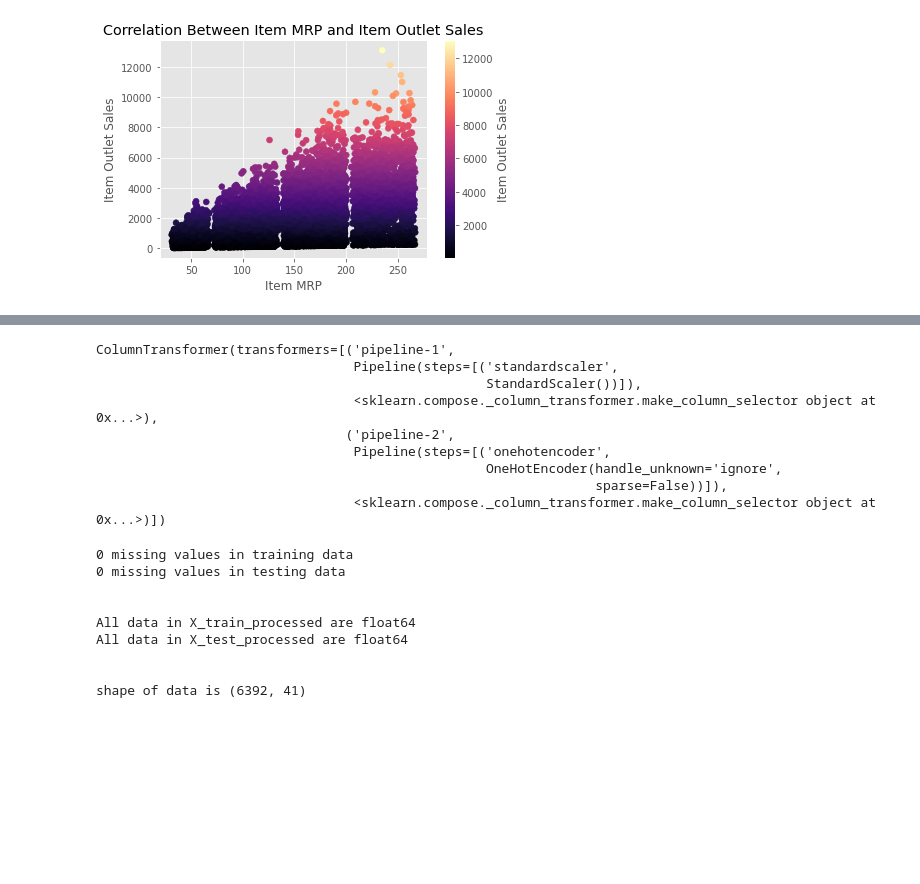
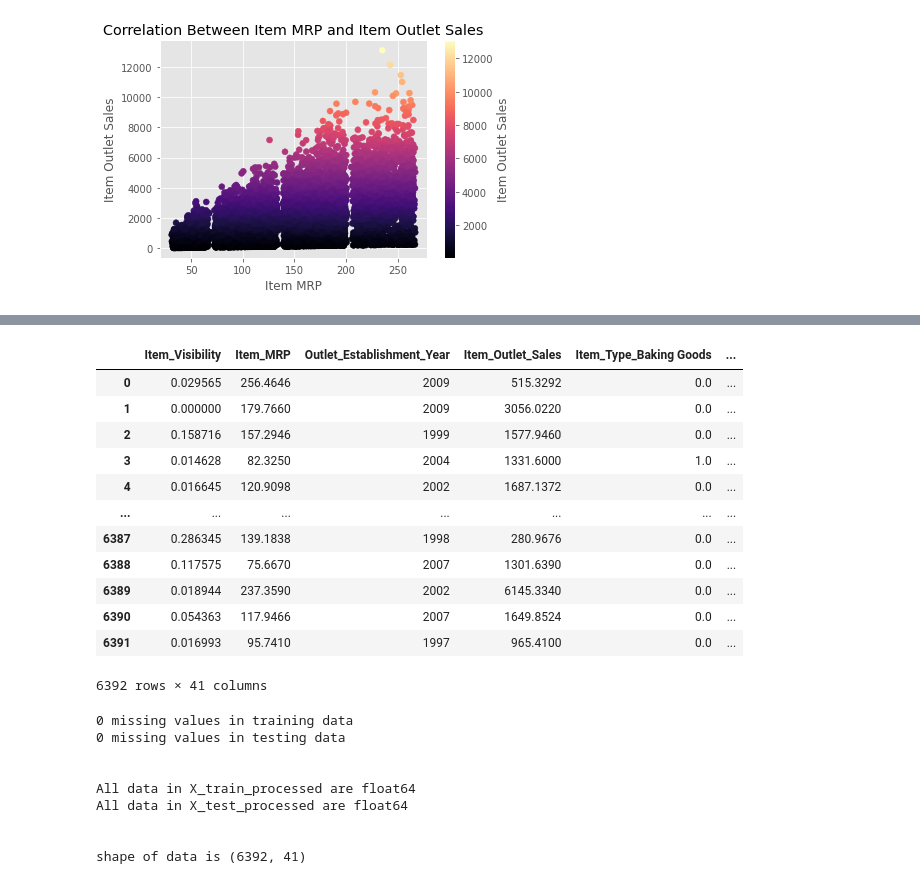
Before and after one commit to CheyQ27/Grocery-Sales, a Jupyter notebook: Sales_Predictions.ipynb, the cells around one changed output, grey strips where cells are left out. Saved outputs shown, nothing was run; the diff lists cells and outputs as text; code cells hidden in the pictures; blank space fills up the shorter version.

```diff
--- a/Sales_Predictions.ipynb
+++ b/Sales_Predictions.ipynb
@@ -340,19 +397,30 @@ Pipeline(steps=[('onehotencoder',
+# %%
+# create a numeric selector
+num_selector = make_column_selector(dtype_include='number')
+# isolate the numeric columns
+train_nums = X_train[num_selector(X_train)].reset_index(drop=True)
+test_nums = X_test[num_selector(X_test)].reset_index(drop=True)
+# re-combine the train and test sets on axis 1 (columns)
+X_train_processed = pd.concat([train_nums, train_ohe], axis=1)
+X_test_processed = pd.concat([test_nums, test_ohe], axis=1)
+X_train_processed
+# %% [output]
+|  | Item_Visibility | Item_MRP | Outlet_Establishment_Year | Item_Outlet_Sales | Item_Type_Baking Goods | ... |
+| 0 | 0.029565 | 256.4646 | 2009 | 515.3292 | 0.0 | ... |
+| 1 | 0.000000 | 179.7660 | 2009 | 3056.0220 | 0.0 | ... |
+| 2 | 0.158716 | 157.2946 | 1999 | 1577.9460 | 0.0 | ... |
+| 3 | 0.014628 | 82.3250 | 2004 | 1331.6000 | 1.0 | ... |
+| 4 | 0.016645 | 120.9098 | 2002 | 1687.1372 | 0.0 | ... |
+| ... | ... | ... | ... | ... | ... | ... |
+| 6387 | 0.286345 | 139.1838 | 1998 | 280.9676 | 0.0 | ... |
+| 6388 | 0.117575 | 75.6670 | 2007 | 1301.6390 | 0.0 | ... |
+| 6389 | 0.018944 | 237.3590 | 2002 | 6145.3340 | 0.0 | ... |
+| 6390 | 0.054363 | 117.9466 | 2007 | 1649.8524 | 0.0 | ... |
+| 6391 | 0.016993 | 95.7410 | 1997 | 965.4100 | 0.0 | ... |
+6392 rows × 41 columns
 # %%
 num_tuple = (numeric_pipe, num_selector)
 cat_tuple = (categorical_pipe, cat_selector)
-# %%
-preprocessor = make_column_transformer(num_tuple, cat_tuple)
-preprocessor
-# %% [output]
-ColumnTransformer(transformers=[('pipeline-1',
-                                 Pipeline(steps=[('standardscaler',
-                                                  StandardScaler())]),
-                                 <sklearn.compose._column_transformer.make_column_selector object at 0x...>),
-                                ('pipeline-2',
-                                 Pipeline(steps=[('onehotencoder',
-                                                  OneHotEncoder(handle_unknown='ignore',
-                                                                sparse=False))]),
-                                 <sklearn.compose._column_transformer.make_column_selector object at 0x...>)])
 # %%
 preprocessor.fit(X_train)
 X_train_processed = preprocessor.transform(X_train)
```
Also changed, not shown: parts of 9 cells of this notebook.
